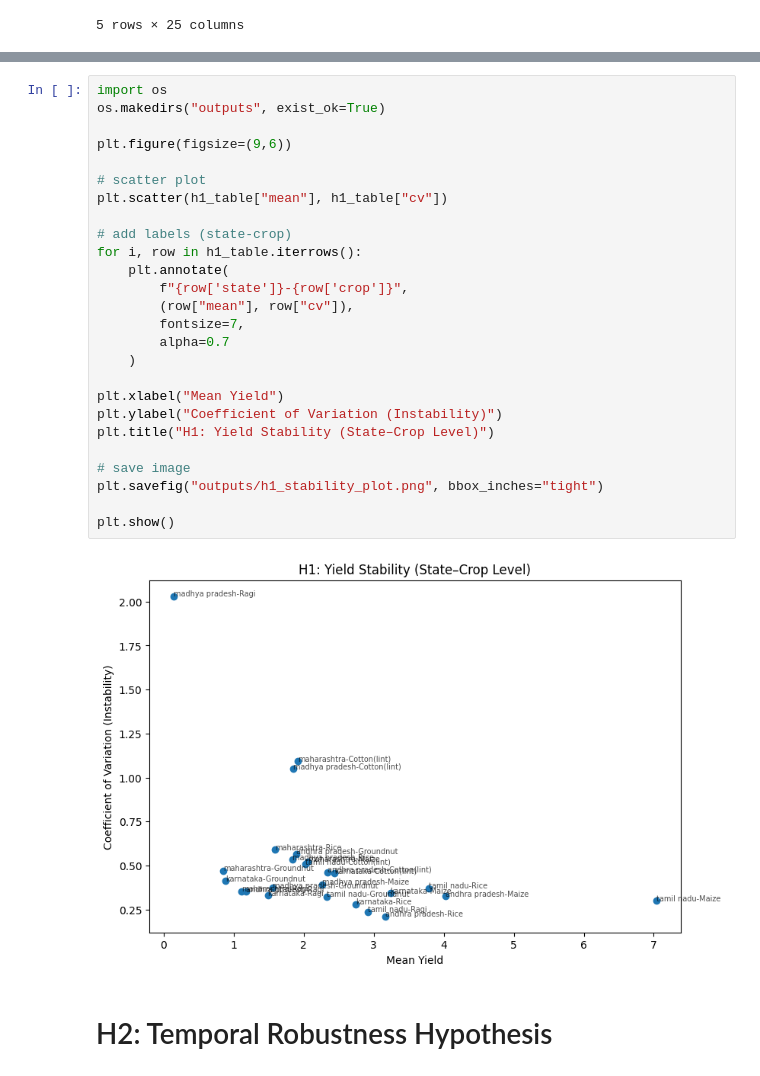
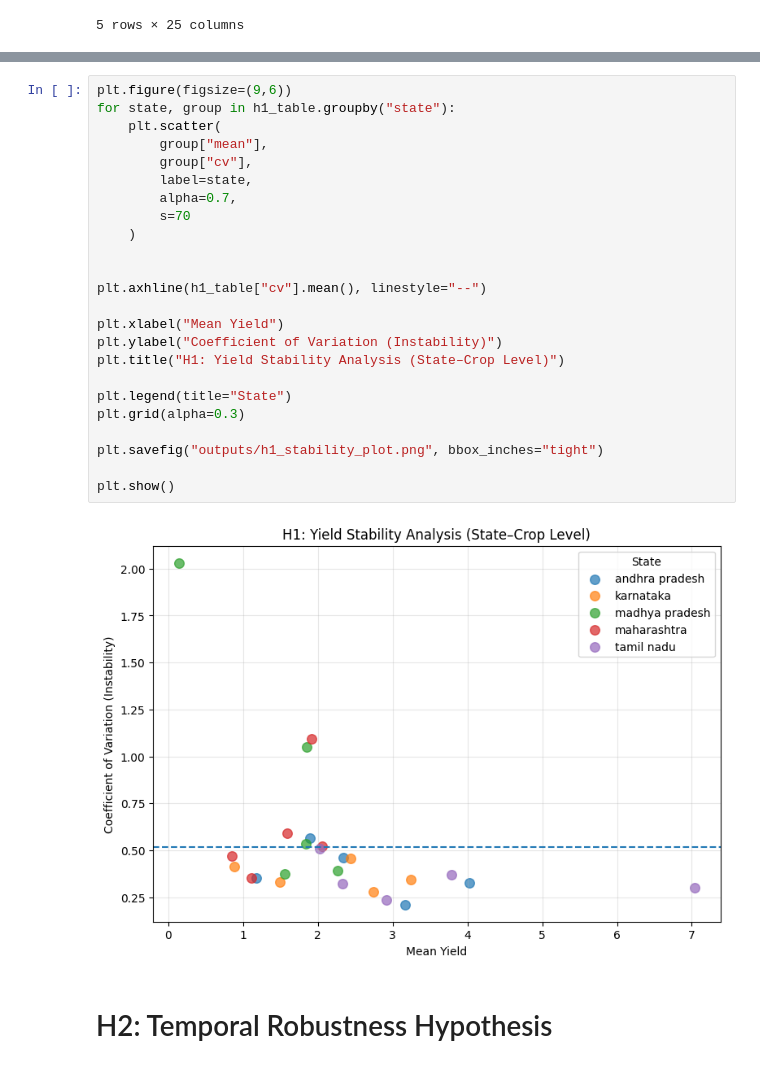
Before and after one commit to akshaya-1-1/agriculture, a Jupyter notebook: Week3.ipynb, the cells around one changed output, grey strips where cells are left out. Saved outputs shown, nothing was run; the diff lists cells and outputs as text.

```diff
--- a/Week3.ipynb
+++ b/Week3.ipynb
@@ -37,31 +37,29 @@ h1_table.head()
 # %%
-import os
-os.makedirs("outputs", exist_ok=True)
+plt.figure(figsize=(9,6))
+for state, group in h1_table.groupby("state"):
+    plt.scatter(
+        group["mean"],
+        group["cv"],
+        label=state,
+        alpha=0.7,
+        s=70
+    )
 
-plt.figure(figsize=(9,6))
 
-# scatter plot
-plt.scatter(h1_table["mean"], h1_table["cv"])
-
-# add labels (state-crop)
-for i, row in h1_table.iterrows():
-    plt.annotate(
-        f"{row['state']}-{row['crop']}",
-        (row["mean"], row["cv"]),
-        fontsize=7,
-        alpha=0.7
-    )
+plt.axhline(h1_table["cv"].mean(), linestyle="--")
 
 plt.xlabel("Mean Yield")
 plt.ylabel("Coefficient of Variation (Instability)")
-plt.title("H1: Yield Stability (State–Crop Level)")
+plt.title("H1: Yield Stability Analysis (State–Crop Level)")
 
-# save image
+plt.legend(title="State")
+plt.grid(alpha=0.3)
+
 plt.savefig("outputs/h1_stability_plot.png", bbox_inches="tight")
 
 plt.show()
 # %% [output]
-[figure, old version]
+[figure, new version]
 # %% [markdown]
 # H2: Temporal Robustness Hypothesis
 # %%
```
Also changed, not shown: parts of 2 cells of this notebook, 2 other files.
